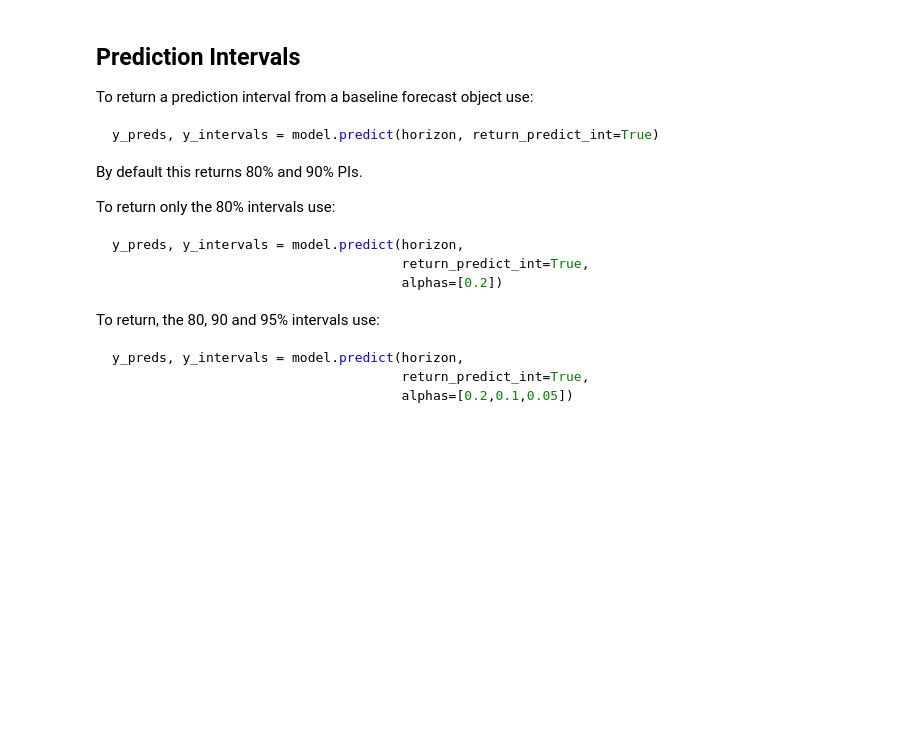
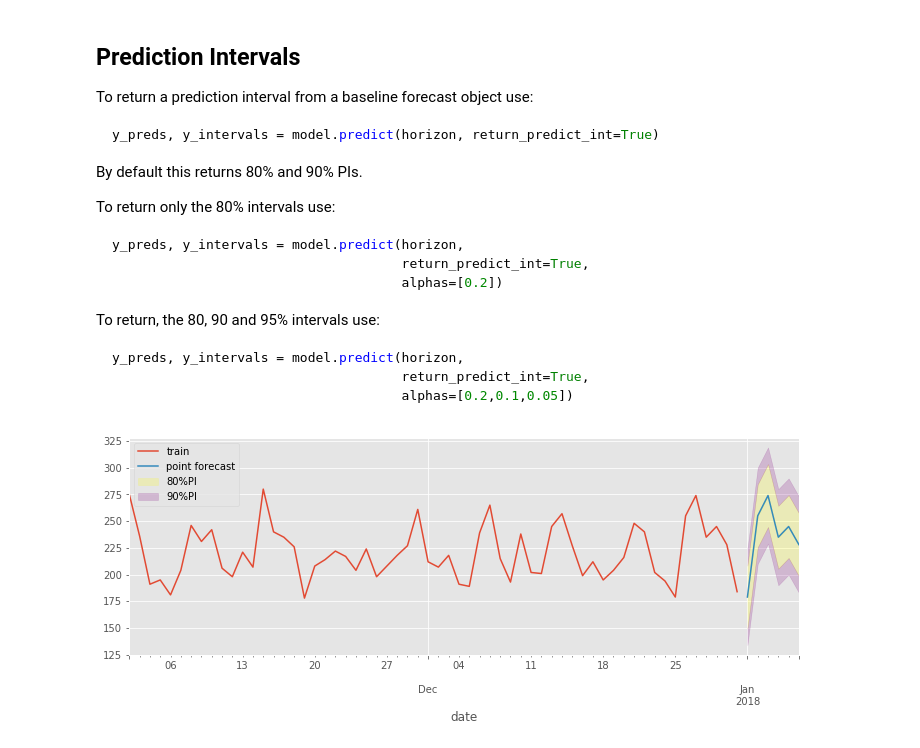
Before and after one commit to TomMonks/forecast-tools, a Jupyter notebook: 01_example_benchmark_forecasts.ipynb, the cells around one changed output. Saved outputs shown, nothing was run; the diff lists cells and outputs as text; code cells hidden in the pictures; blank space fills up the shorter version.

```diff
--- a/01_example_benchmark_forecasts.ipynb
+++ b/01_example_benchmark_forecasts.ipynb
@@ -287,0 +290,4 @@ y_preds, y_intervals = snf.predict(horizon=28, return_predict_int=True)
+# %%
+plot_prediction_intervals(ed_daily[-60:], y_preds, y_intervals1)
+# %% [output]
+[figure, added]
```
Also changed, not shown: parts of 8 cells of this notebook, 1 other file.
